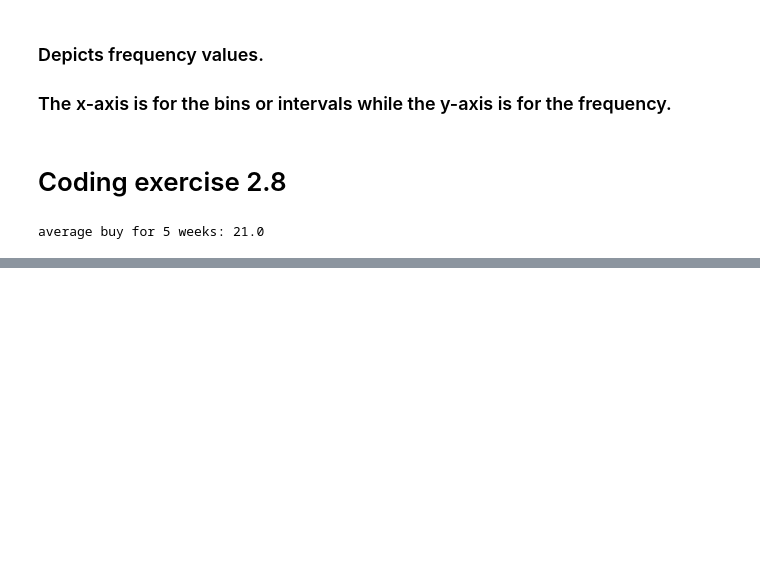
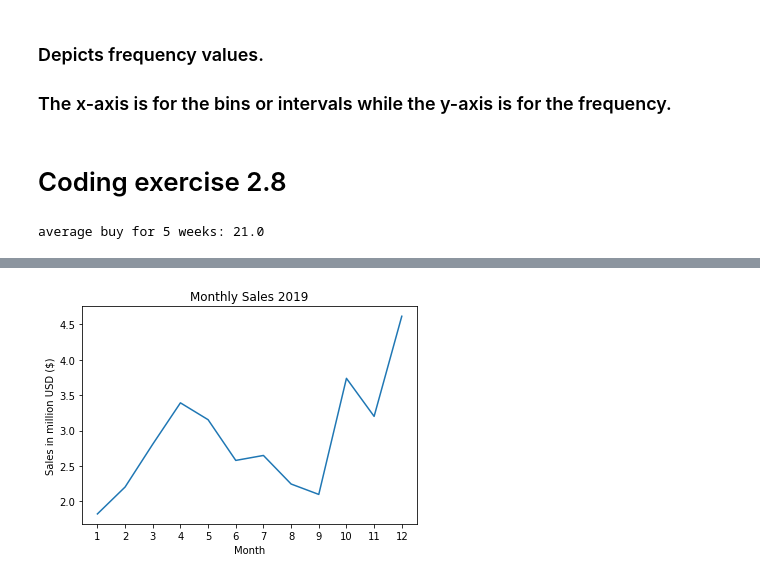
Before and after one commit to romwil22/python-course-dict, a Jupyter notebook: visualize data with python/python_data_visualization.ipynb, the cells around one changed output, grey strips where cells are left out. Saved outputs shown, nothing was run; the diff lists cells and outputs as text; code cells hidden in the pictures; blank space fills up the shorter version.

```diff
--- a/visualize data with python/python_data_visualization.ipynb
+++ b/visualize data with python/python_data_visualization.ipynb
@@ -64,0 +377,13 @@ average buy for 5 weeks: 21.0
+# %%
+months = range(1,13)
+monthSale = sales.groupby(["Month"]).sum()["Sales"]/1000000
+
+plt.plot(months,monthSale)
+plt.title("Monthly Sales 2019")
+plt.xlabel("Month")
+plt.ylabel("Sales in million USD ($)")
+plt.xticks(months)
+
+plt.show()
+# %% [output]
+[figure, added]
```
Also changed, not shown: parts of 38 cells of this notebook, 2 other files.
